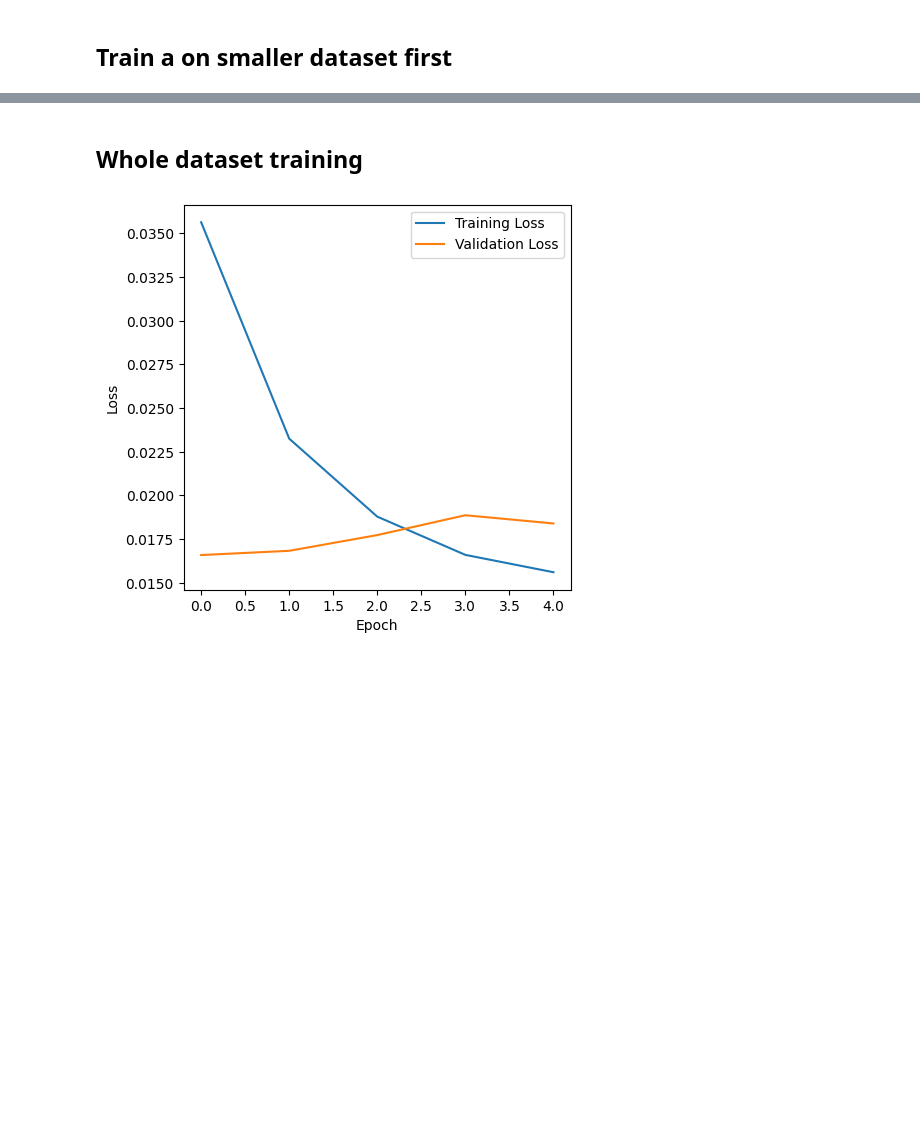
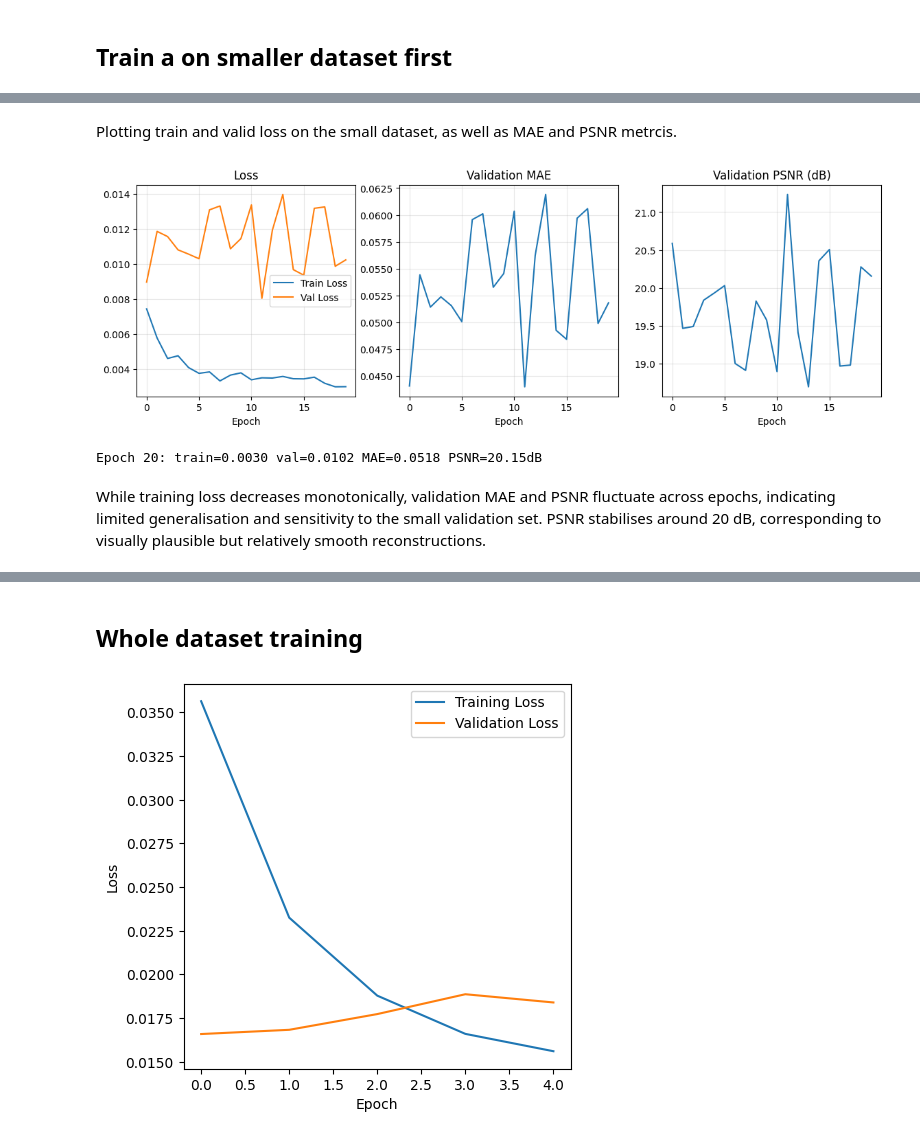
Before and after one commit to fremondi/deep-learning-for-signals-and-images, a Jupyter notebook: Assessment_Q1.ipynb, the cells around one changed output, grey strips where cells are left out. Cells and saved outputs as stored; diff of their text form; code cells hidden in the pictures; blank space fills up the shorter version.

```diff
--- a/Assessment_Q1.ipynb
+++ b/Assessment_Q1.ipynb
@@ -785,6 +784,7 @@ for i in range(4):
 # Training
 # %%
 def train(model, train_loader, criterion, optimizer, device):
+    """training function"""
     model.train()
     train_loss = 0
     for sample in train_loader:
@@ -804,6 +804,7 @@ def train(model, train_loader, criterion, optimizer, device):
     return avg_loss
 
 def validate(model, val_loader, criterion, device):
+    """validation function"""
     model.eval()
     val_loss = 0
     with torch.no_grad():
@@ -820,7 +823,7 @@ def validate(model, val_loader, criterion, device):
 # %%
 import wandb
 
-nepochs = 100
+nepochs = 20
 
 run = wandb.init(
     project="DL_Assessment_Q1",
@@ -918,0 +888,75 @@ Epoch 100, Training Loss: 0.0033, Validation Loss: 0.0097
+# %% [markdown]
+Plotting train and valid loss on the small dataset, as well as MAE and PSNR metrcis.
+# %%
+from IPython.display import clear_output
+
+subset_indices = list(range(100))   # first 100 samples
+train_subset = torch.utils.data.Subset(train_dataset_norm, subset_indices)
+
+train_loader_small = torch.utils.data.DataLoader(
+    train_subset, batch_size=4, shuffle=True, num_workers=4, pin_memory=True
+)
+
+valid_subset = torch.utils.data.Subset(valid_dataset_norm, subset_indices)
+
+valid_loader_small = torch.utils.data.DataLoader(
+    valid_subset, batch_size=4, shuffle=False, num_workers=4, pin_memory=True
+)
+
+train_losses, valid_losses = [], []
+val_maes, val_psnrs = [], []
+
+# learning rate scheduler
+scheduler = torch.optim.lr_scheduler.ReduceLROnPlateau(
+    optimizer, factor=0.5, patience=5
+)
+
+for epoch in range(nepochs):
+    train_loss = train(model, train_loader_small, criterion, optimizer, device)
+    valid_loss = validate(model, valid_loader_small, criterion, device)
+
+    metrics = eval_metrics(model, valid_loader_small, device)
+    val_maes.append(metrics["MAE"])
+    val_psnrs.append(metrics["PSNR"])
+
+    run.log({
+        "train_loss": train_loss,
+        "valid_loss": valid_loss,
+        "val_mae": metrics["MAE"],
+        "val_psnr": metrics["PSNR"],
+    })
+
+    train_losses.append(train_loss)
+    valid_losses.append(valid_loss)
+
+    scheduler.step(valid_loss)
+
+    clear_output(wait=True)
+
+    fig, ax = plt.subplots(1, 3, figsize=(14, 4))
+    ax[0].plot(train_losses, label="Train Loss")
+    ax[0].plot(valid_losses, label="Val Loss")
+    ax[0].set_title("Loss")
+    ax[0].set_xlabel("Epoch")
+    ax[0].legend()
+    ax[0].grid(alpha=0.3)
+
+    ax[1].plot(val_maes)
+    ax[1].set_title("Validation MAE")
+    ax[1].set_xlabel("Epoch")
+    ax[1].grid(alpha=0.3)
+
+    ax[2].plot(val_psnrs)
+    ax[2].set_title("Validation PSNR (dB)")
+    ax[2].set_xlabel("Epoch")
+    ax[2].grid(alpha=0.3)
+
+    plt.show()
+
+    print(f"Epoch {epoch+1}: train={train_loss:.4f} val={valid_loss:.4f} "
+          f"MAE={metrics['MAE']:.4f} PSNR={metrics['PSNR']:.2f}dB")
+# %% [output]
+[figure, added]
+Epoch 20: train=0.0030 val=0.0102 MAE=0.0518 PSNR=20.15dB
+# %% [markdown]
+While training loss decreases monotonically, validation MAE and PSNR fluctuate across epochs, indicating limited generalisation and sensitivity to the small validation set. PSNR stabilises around 20 dB, corresponding to visually plausible but relatively smooth reconstructions.
```
Also changed, not shown: parts of 27 cells of this notebook, 1 other file.
